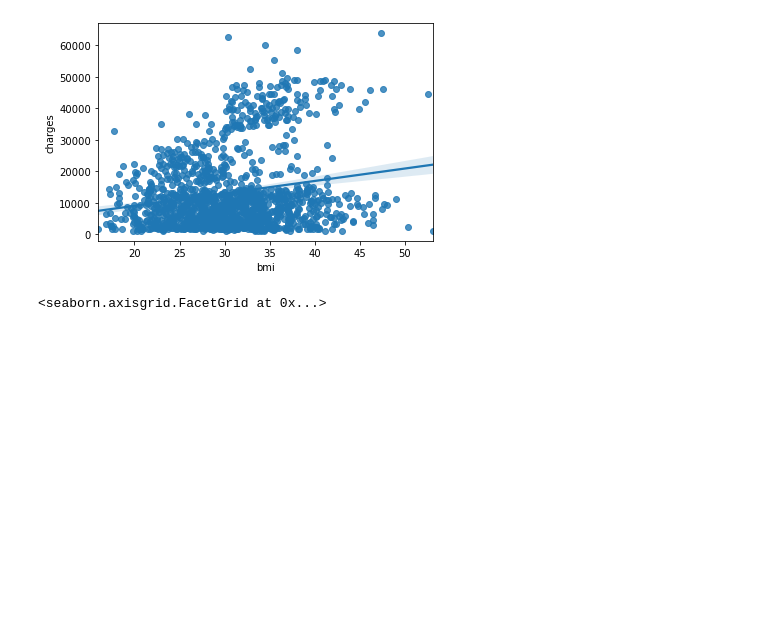
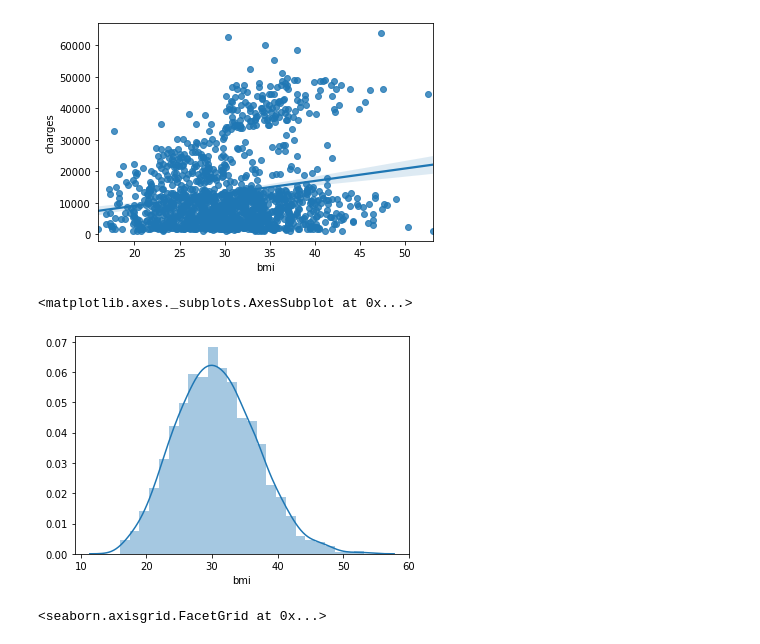
Before and after one commit to or-yitshak/Final-Project-Semster-A, a Jupyter notebook: Regression/insurance regression.ipynb, the cells around one changed output. Cells and saved outputs as stored; diff of their text form; code cells hidden in the pictures; blank space fills up the shorter version.

```diff
--- a/Regression/insurance regression.ipynb
+++ b/Regression/insurance regression.ipynb
@@ -219,6 +219,11 @@ sns.regplot(data=df,y='charges',x='bmi',)
 # %% [output]
 <matplotlib.axes._subplots.AxesSubplot at 0x...>
 [figure]
+# %%
+sns.distplot(df['bmi'])
+# %% [output]
+<matplotlib.axes._subplots.AxesSubplot at 0x...>
+[figure, added]
 # %%
 sns.catplot(data=df,y='charges',x='sex',kind='swarm')
 # %% [output]
```
Also changed, not shown: parts of 1 cell of this notebook, 2 other files.
